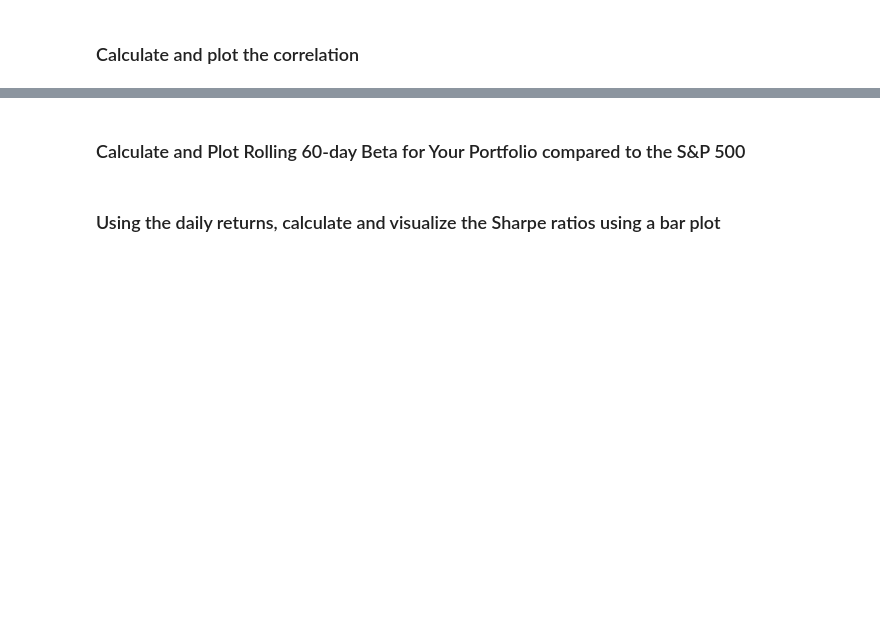
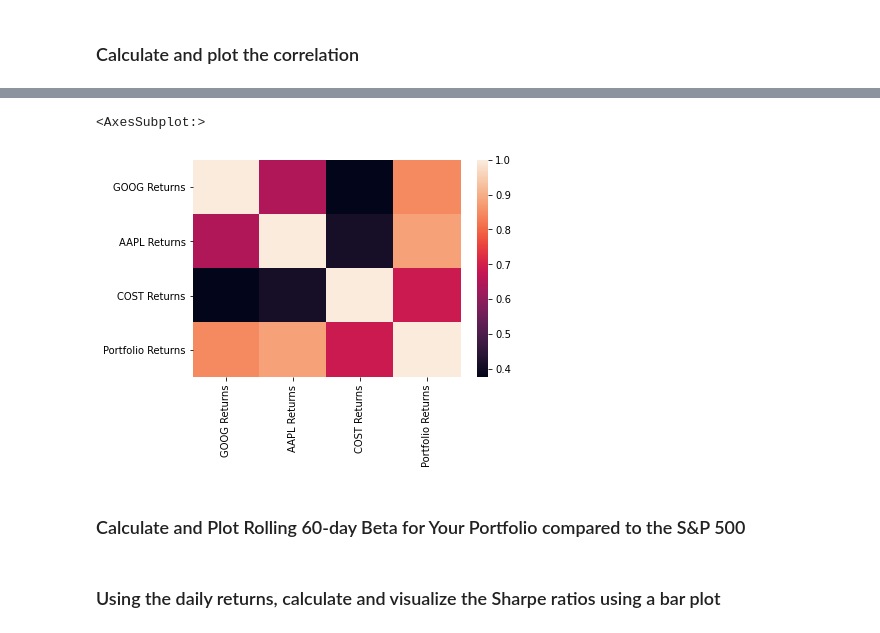
Before and after one commit to joebarry1252/Financial_Planning_UsingAPIs, a Jupyter notebook: Barry_whale_analysis_final.ipynb, the cells around one changed output, grey strips where cells are left out. Saved outputs shown, nothing was run; the diff lists cells and outputs as text; code cells hidden in the pictures; blank space fills up the shorter version.

```diff
--- a/Barry_whale_analysis_final.ipynb
+++ b/Barry_whale_analysis_final.ipynb
@@ -678,2 +870,4 @@ weights = [1/3, 1/3, 1/3]
 # %%
 # Only compare dates where return data exists for all the stocks (drop NaNs)
+combined_stock_returns = pd.concat([stock_returns, portfolio_returns], axis="columns", join="inner")
+combined_stock_returns
@@ -679,0 +889,3 @@ weights = [1/3, 1/3, 1/3]
+# %%
+combined_stock_returns.columns = ['GOOG Returns', 'AAPL Returns', 'COST Returns', 'Portfolio Returns']
+combined_stock_returns.head()
@@ -693,3 +926,5 @@ weights = [1/3, 1/3, 1/3]
 ### Calculate and plot the correlation
 # %%
 # Calculate and plot the correlation
+portfolio_correlation = combined_stock_returns.corr()
+portfolio_correlation
@@ -696,3 +937,8 @@ weights = [1/3, 1/3, 1/3]
+# %%
+sns.heatmap(portfolio_correlation)
+# %% [output]
+<AxesSubplot:>
+[figure, added]
 # %% [markdown]
 ### Calculate and Plot Rolling 60-day Beta for Your Portfolio compared to the S&P 500
 # %%
```
Also changed, not shown: parts of 22 cells of this notebook.
